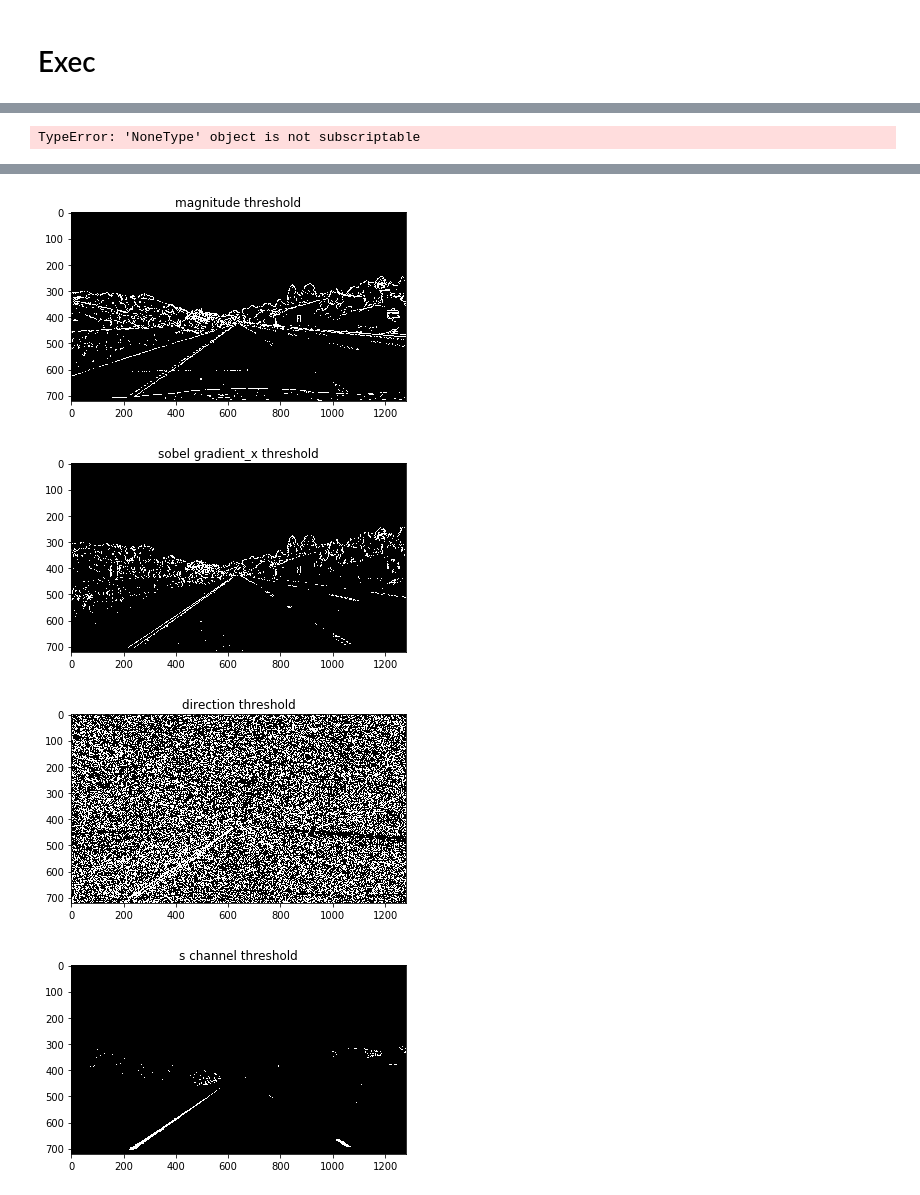
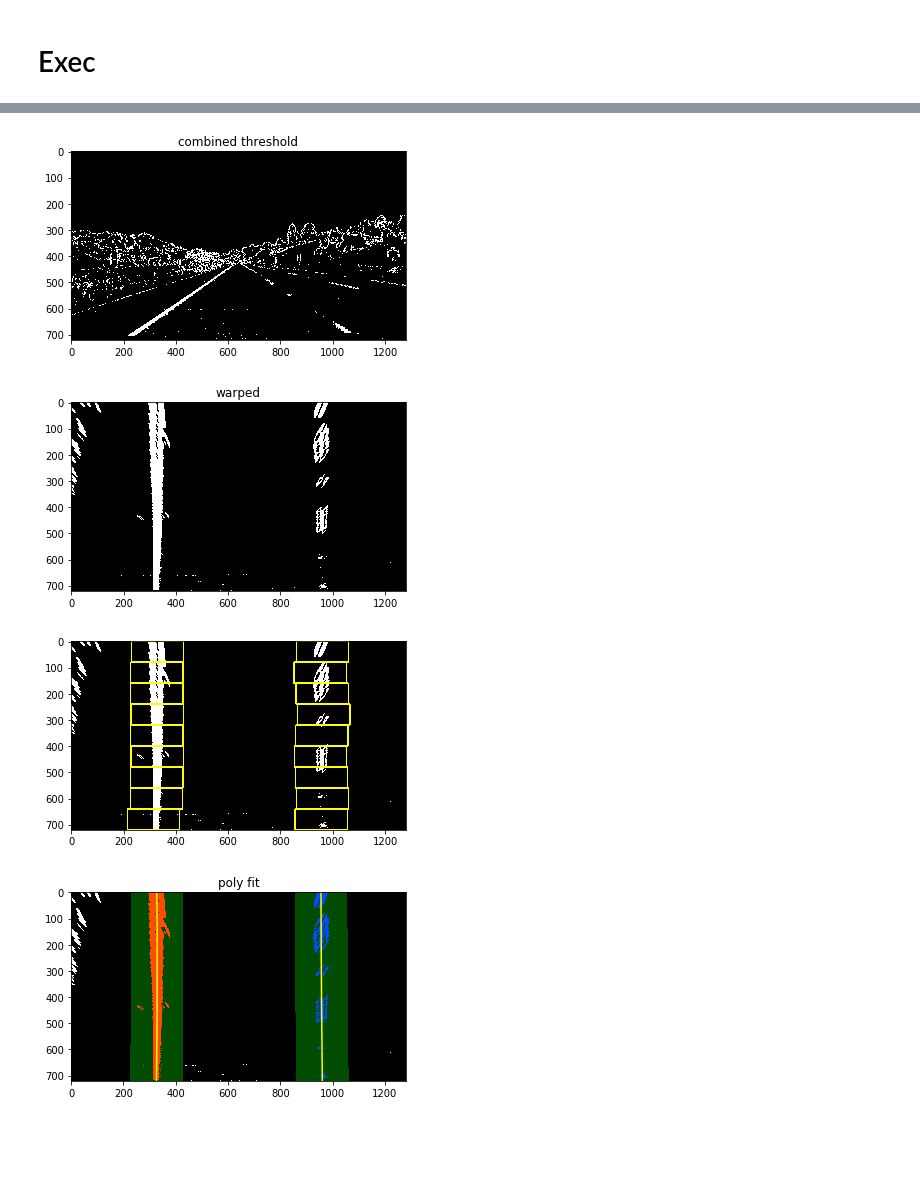
Before and after one commit to bgcarvalho/CarND-Term1-P4, a Jupyter notebook: Notebook.ipynb, the cells around one changed output, grey strips where cells are left out. Saved outputs shown, nothing was run; the diff lists cells and outputs as text; code cells hidden in the pictures; blank space fills up the shorter version.

Commit message:
pipeline working, plots are ok. Needs improvement

```diff
--- a/Notebook.ipynb
+++ b/Notebook.ipynb
@@ -200,18 +200,20 @@ def perspective_transform():
                   [(w-x)/2.,0.82*h],
                   [(w+x)/2.,0.82*h],
                   [(w+x)/2.,h]])
-    return cv2.getPerspectiveTransform(src, dst)
+    return [cv2.getPerspectiveTransform(src, dst), cv2.getPerspectiveTransform(dst, src)]
     #Compute the inverse perspective transform:
     #Minv = cv2.getPerspectiveTransform(dst, src)
     #Warp an image using the perspective transform, M:
     #warped = cv2.warpPerspective(img, M, img_size, flags=cv2.INTER_LINEAR)
 
-M = perspective_transform()
+M, Minv = perspective_transform()
 # %%
 def camera_top_view(img):
     return cv2.warpPerspective(img, M, img.shape[1::-1], flags=cv2.INTER_LINEAR)
 # %%
 def calc_curvature(fit, y):
+    if fit is None:
+        return 0.0
     return (1 + (2*fit[0]*y + fit[1])**2)**1.5 / np.absolute(2 * fit[0])
 # %%
 # Define a class to receive the characteristics of each line detection
@@ -597,11 +542,16 @@ def pipeline(frame):
     #leftfit = poly_fit(warped)
     obj = Lane()
     obj.searchFrame(warped)
+    obj.plot()
+
     leftfit = obj.left.best_fit
     rightfit = obj.right.best_fit
 
-    r1 = calc_curvature(leftfit, warped.shape[0])
-    r2 = calc_curvature(rightfit, warped.shape[0])
+    r1 = obj.left.radius_of_curvature
+    r2 = obj.right.radius_of_curvature
+
+    #r1 = calc_curvature(leftfit, warped.shape[0])
+    #r2 = calc_curvature(rightfit, warped.shape[0])
 
     print('Curvature: {: 7.3f}, car offset: {:7.3f}'.format((r1+r2)/2, 0))
 # %% [markdown]
@@ -618,21 +565,11 @@ images = ['./test_images/straight_lines1.jpg']
 
 for fname in images:
     print('Checking ' + fname)
-    print('=' * 40)
+    print('=' * 50)
 
     #img = cv2.imread(fname)
     img = mpimg.imread(fname)
 
     pipeline(img)
-
-    try:
-        1/0
-    except ValueError as e:
-        print(e)
-    except TypeError as e:
-        print(e)
-
-    #plt.figure()
-    #plt.imshow(img)
 # %% [output]
 Checking ./test_images/straight_lines1.jpg
@@ -658,6 +578,5 @@ Checking ./test_images/straight_lines1.jpg
-TypeError: 'NoneType' object is not subscriptable
 [figure]
-[figure, old version]
+[figure, new version]
-[figure, old version]
+[figure, new version]
-[figure, old version]
+[figure, new version]
-[figure, old version]
+[figure, new version]
```
Also changed, not shown: parts of 4 cells of this notebook.
